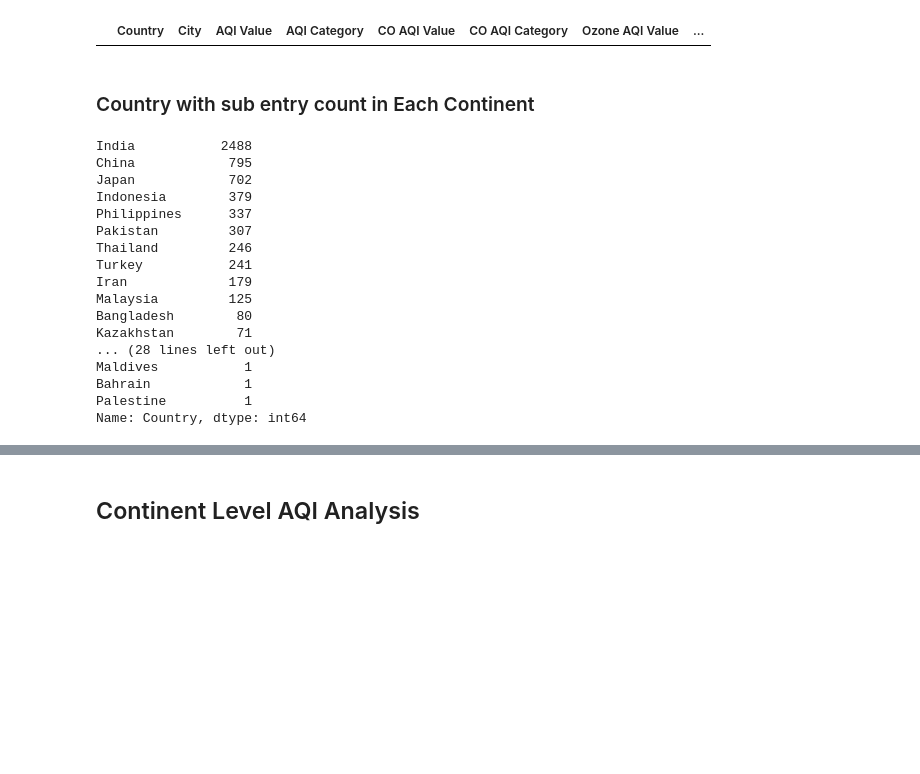
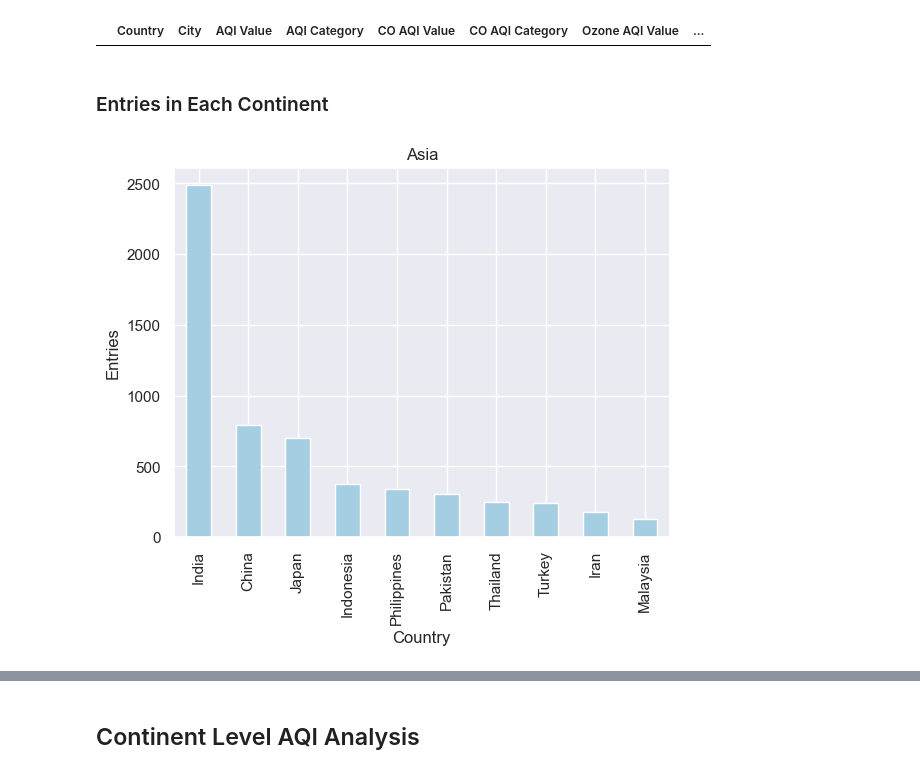
Before and after one commit to BSU04/Global-Air-Quality-Prediction, a Jupyter notebook: gap-eda.ipynb, the cells around one changed output, grey strips where cells are left out. Drawn from its saved outputs; the diff is of its cells as text; code cells hidden in the pictures; blank space fills up the shorter version.

Commit message:
country counts plotted

```diff
--- a/gap-eda.ipynb
+++ b/gap-eda.ipynb
@@ -731,25 +731,12 @@ africa[africa['Country']=='Congo (kinshasa)']
 # %% [output]
 |  | Country | City | AQI Value | AQI Category | CO AQI Value | CO AQI Category | Ozone AQI Value | ... |
 # %% [markdown]
-### Country with sub entry count in Each Continent
+### Entries in Each Continent
 # %%
-asia["Country"].value_counts()
+asia["Country"].value_counts().head(10).plot(kind='bar');
+plt.title("Asia")
+plt.xlabel("Country")
+plt.ylabel("Entries");
 # %% [output]
-India           2488
-China            795
-Japan            702
-Indonesia        379
-Philippines      337
-Pakistan         307
-Thailand         246
-Turkey           241
-Iran             179
-Malaysia         125
-Bangladesh        80
-Kazakhstan        71
-... (28 lines left out)
-Maldives           1
-Bahrain            1
-Palestine          1
-Name: Country, dtype: int64
+[figure, added]
 # %%
```
Also changed, not shown: parts of 9 cells of this notebook.
